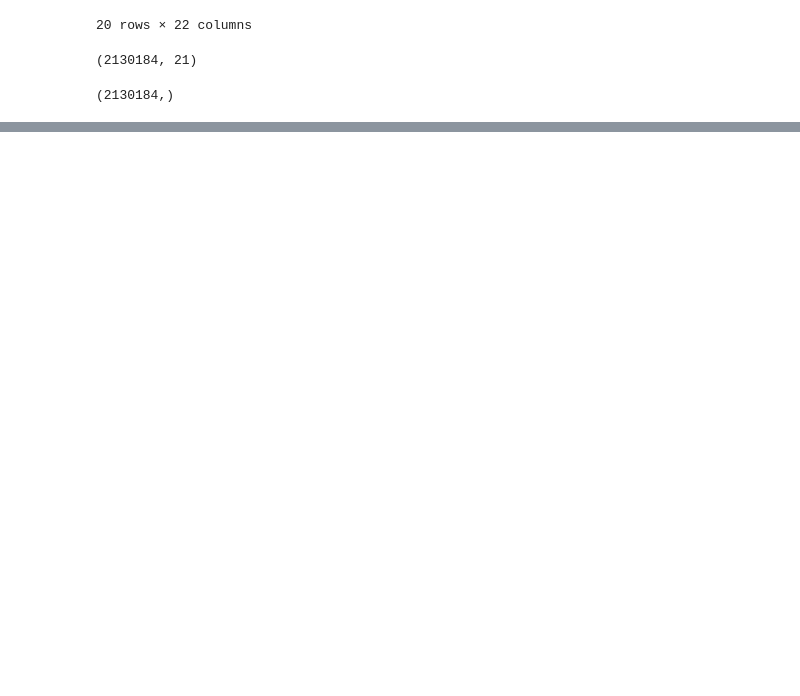
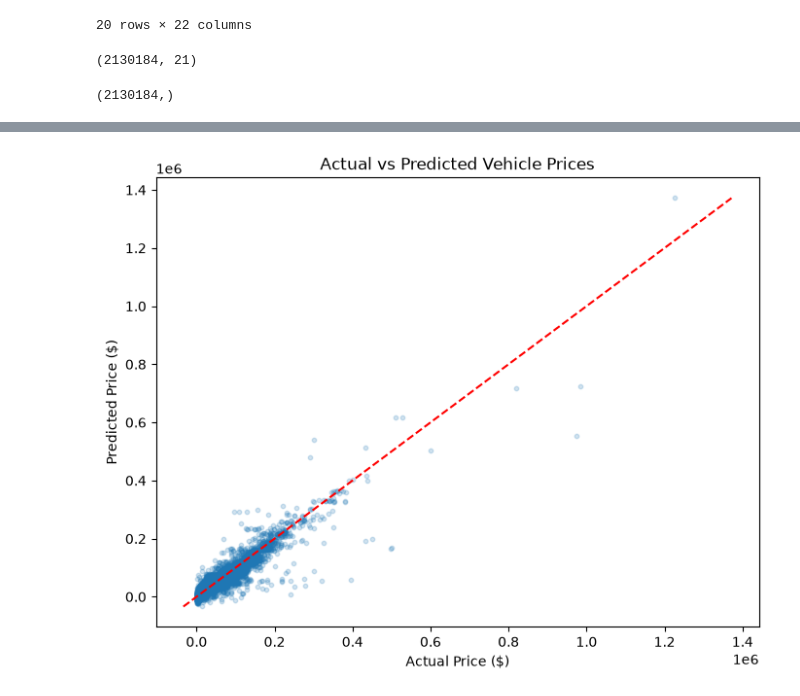
Before and after one commit to CaseyKiiza2026/vehicle-valuation-platform, a Jupyter notebook: notebooks/other_model.ipynb, the cells around one changed output, grey strips where cells are left out. Drawn from its saved outputs; the diff is of its cells as text; code cells hidden in the pictures; blank space fills up the shorter version.

```diff
--- a/notebooks/other_model.ipynb
+++ b/notebooks/other_model.ipynb
@@ -1147,0 +1319,22 @@ y_train.shape
+# %%
+plt.figure(figsize=(8, 6))
+
+plt.scatter(y_val, y_pred, alpha=0.2, s=10)
+
+min_price = min(y_val.min(), y_pred.min())
+max_price = max(y_val.max(), y_pred.max())
+
+plt.plot(
+    [min_price, max_price],
+    [min_price, max_price],
+    linestyle="--",
+    color="red"
+)
+
+plt.xlabel("Actual Price ($)")
+plt.ylabel("Predicted Price ($)")
+plt.title("Actual vs Predicted Vehicle Prices")
+
+plt.show()
+# %% [output]
+[figure, added]
```
Also changed, not shown: parts of 44 cells of this notebook.
